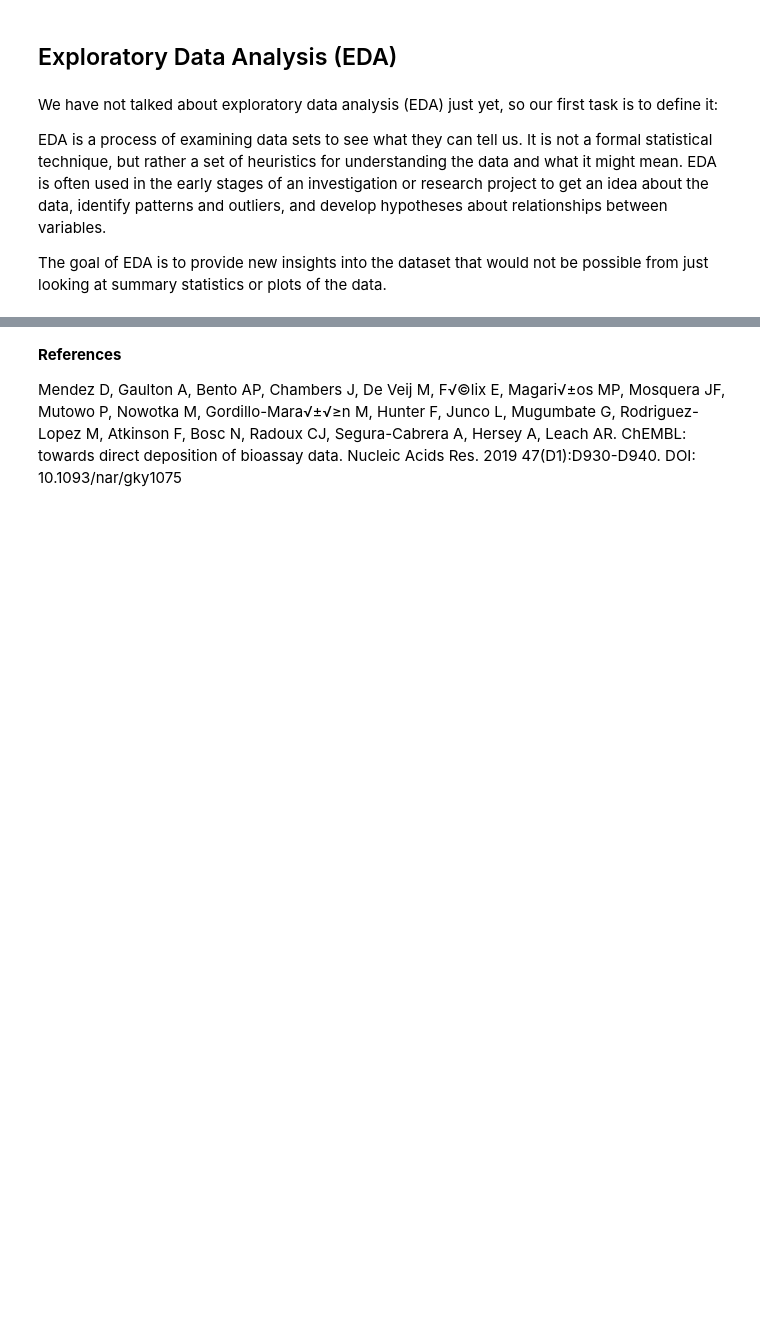
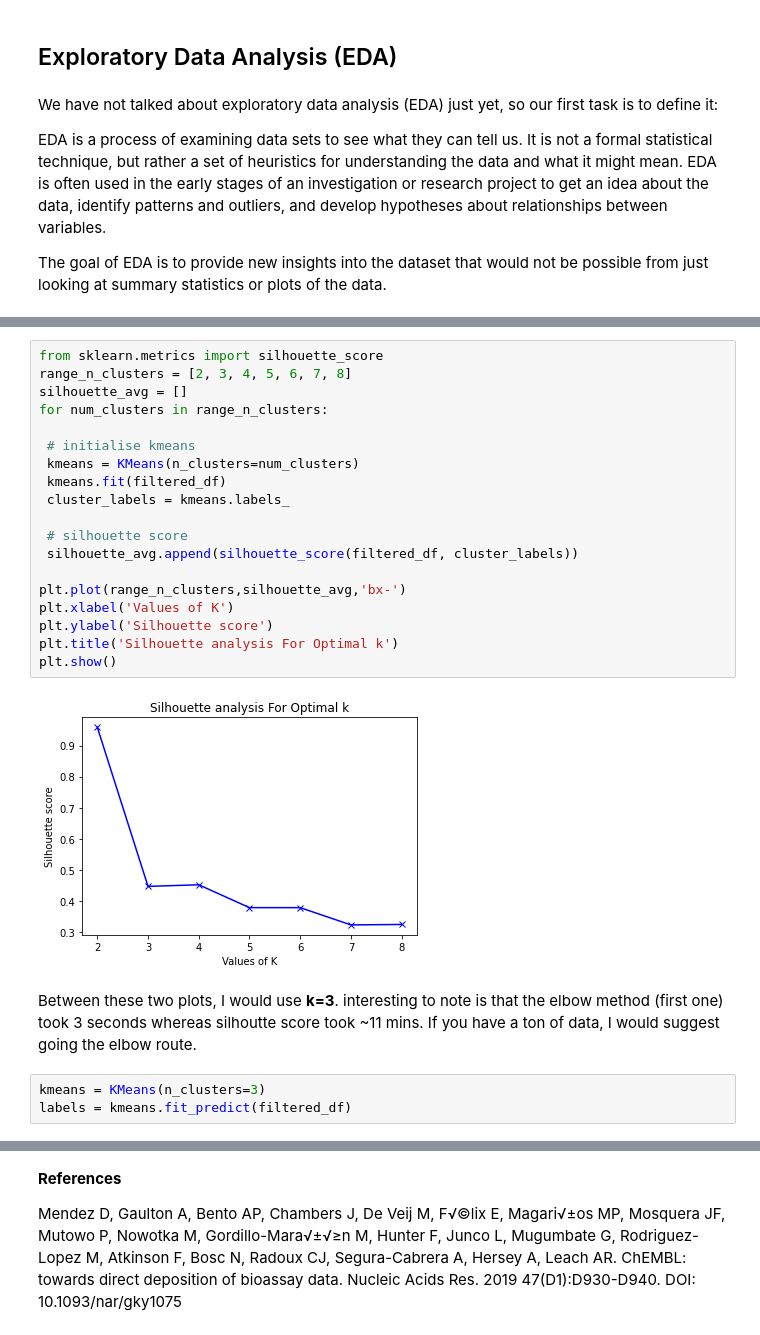
Before and after one commit to dutchengineer-courses/machine-learning-101, a Jupyter notebook: unsupervised-learning/k-means-clustering/chemical-analysis.ipynb, the cells around one changed output, grey strips where cells are left out. Saved outputs shown, nothing was run; the diff lists cells and outputs as text; blank space fills up the shorter version.

```diff
--- a/unsupervised-learning/k-means-clustering/chemical-analysis.ipynb
+++ b/unsupervised-learning/k-means-clustering/chemical-analysis.ipynb
@@ -232,0 +284,26 @@ dtype: int64
+# %%
+from sklearn.metrics import silhouette_score
+range_n_clusters = [2, 3, 4, 5, 6, 7, 8]
+silhouette_avg = []
+for num_clusters in range_n_clusters:
+
+ # initialise kmeans
+ kmeans = KMeans(n_clusters=num_clusters)
+ kmeans.fit(filtered_df)
+ cluster_labels = kmeans.labels_
+
+ # silhouette score
+ silhouette_avg.append(silhouette_score(filtered_df, cluster_labels))
+
+plt.plot(range_n_clusters,silhouette_avg,'bx-')
+plt.xlabel('Values of K')
+plt.ylabel('Silhouette score')
+plt.title('Silhouette analysis For Optimal k')
+plt.show()
+# %% [output]
+[figure, added]
+# %% [markdown]
+Between these two plots, I would use **k=3**. interesting to note is that the elbow method (first one) took 3 seconds whereas silhoutte score took ~11 mins.  If you have a ton of data, I would suggest going the elbow route.
+# %%
+kmeans = KMeans(n_clusters=3)
+labels = kmeans.fit_predict(filtered_df)
```
Also changed, not shown: parts of 18 cells of this notebook.
